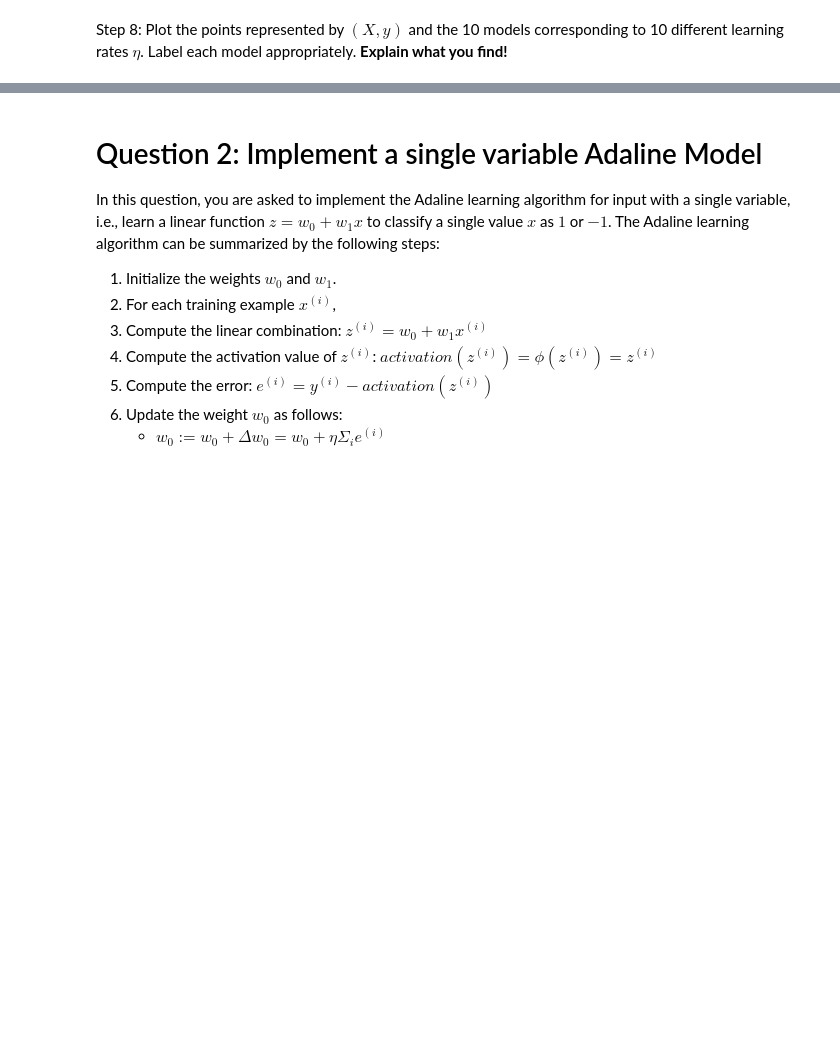
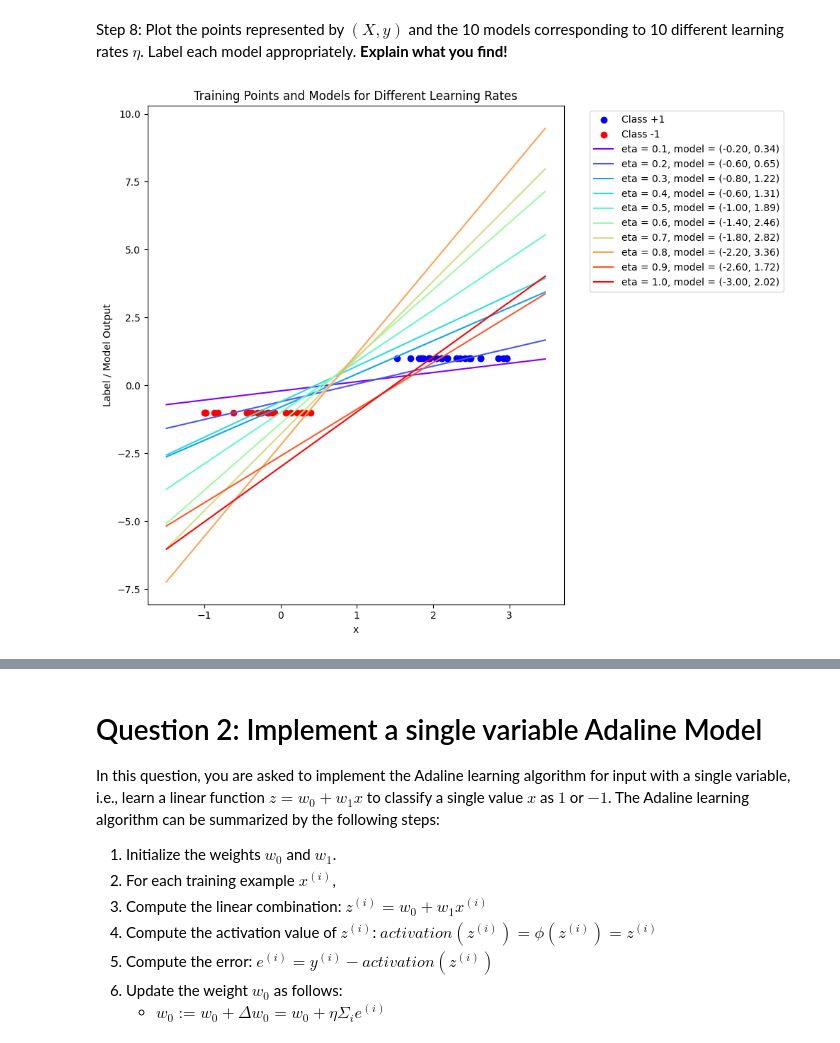
Before and after one commit to Mintass/INFO213, a Jupyter notebook: INFO213_Assignment1.ipynb, the cells around one changed output, grey strips where cells are left out. Cells and saved outputs as stored; diff of their text form; code cells hidden in the pictures; blank space fills up the shorter version.

```diff
--- a/INFO213_Assignment1.ipynb
+++ b/INFO213_Assignment1.ipynb
@@ -157,0 +300,12 @@ Step 7: At this step, you will experiment with different learning rates $\eta$ w
+# %%
+epochs = 5
+
+for eta in etas:
+    initial_w0 = 1
+    initial_w1 = -1
+
+    (final_weights, errors) = fit(eta, epochs, x_vals, y_vals, initial_w0, initial_w1, verbose=False)
+
+    weights_list.append(final_weights)
+
+    print("Learning rate:", eta, "Final weights:", final_weights, "Epoch errors:", errors)
@@ -161,0 +325,29 @@ Step 8: Plot the points represented by $(X, y)$ and the 10 models corresponding
+# %%
+# plot the points and the models based on different eta
+import matplotlib.cm as cm
+
+plt.figure(figsize=(10, 8))
+
+pos_idx = np.where(y_vals == 1)
+neg_idx = np.where(y_vals == -1)
+plt.scatter(x_vals[pos_idx], y_vals[pos_idx], color='blue', label='Class +1')
+plt.scatter(x_vals[neg_idx], y_vals[neg_idx], color='red', label='Class -1')
+
+colors = cm.rainbow(np.linspace(0, 1, len(etas)))
+
+x_line = np.linspace(min(x_vals) - 0.5, max(x_vals) + 0.5, 100)
+
+for i, (eta, model) in enumerate(zip(etas, weights_list)):
+    w0, w1 = model
+    y_line = w0 + w1 * x_line
+    label = f"eta = {eta:.1f}, model = ({w0:.2f}, {w1:.2f})"
+    plt.plot(x_line, y_line, linestyle='-', color=colors[i], label=label)
+
+plt.title("Training Points and Models for Different Learning Rates")
+plt.xlabel("x")
+plt.ylabel("Label / Model Output")
+plt.legend(bbox_to_anchor=(1.05, 1), loc='upper left')
+plt.tight_layout()
+plt.show()
+# %% [output]
+[figure, added]
```
Also changed, not shown: parts of 38 cells of this notebook.
